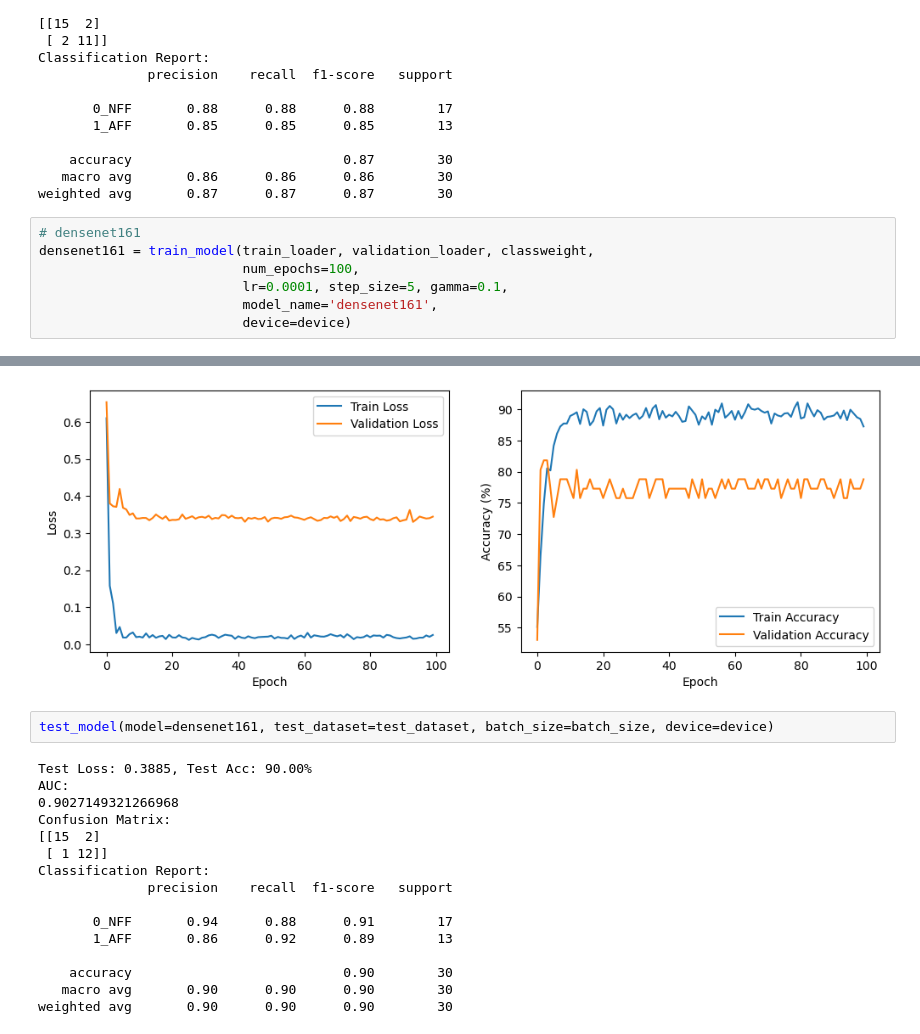
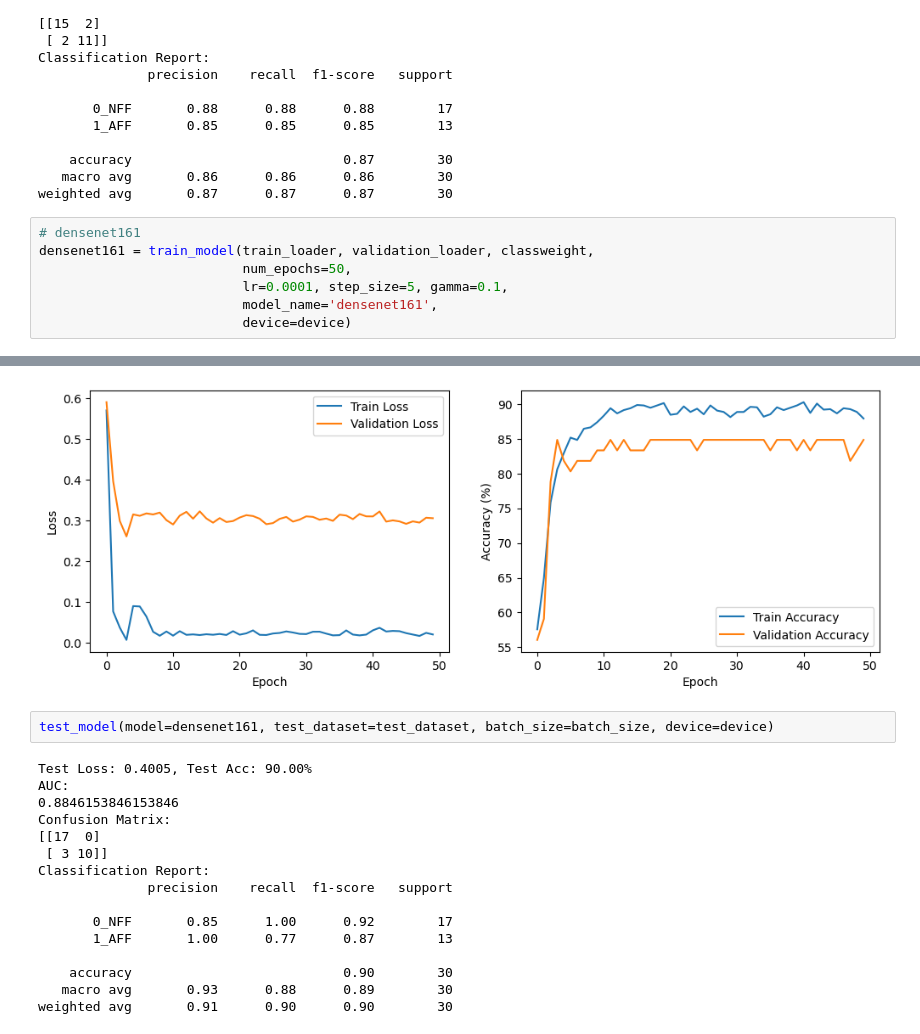
Before and after one commit to honzh073/FL, a Jupyter notebook: code/3_single_hospital/single_hospital.ipynb, the cells around one changed output, grey strips where cells are left out. Cells and saved outputs as stored; diff of their text form.

```diff
--- a/code/3_single_hospital/single_hospital.ipynb
+++ b/code/3_single_hospital/single_hospital.ipynb
@@ -507,7 +533,7 @@ weighted avg       0.87      0.87      0.87        30
 # %%
 # densenet161
 densenet161 = train_model(train_loader, validation_loader, classweight,
-                          num_epochs=100,
+                          num_epochs=50,
                           lr=0.0001, step_size=5, gamma=0.1,
                           model_name='densenet161',
                           device=device)
@@ -532,19 +558,19 @@ Epoch 100/100, Train Loss: 0.0251, Validation Loss: 0.3443, Train Acc: 87.25%, V
-[figure, old version]
+[figure, new version]
 # %%
 test_model(model=densenet161, test_dataset=test_dataset, batch_size=batch_size, device=device)
 # %% [output]
-Test Loss: 0.3885, Test Acc: 90.00%
+Test Loss: 0.4005, Test Acc: 90.00%
 AUC:
-0.9027149321266968
+0.8846153846153846
 Confusion Matrix:
-[[15  2]
- [ 1 12]]
+[[17  0]
+ [ 3 10]]
 Classification Report:
               precision    recall  f1-score   support
 
-       0_NFF       0.94      0.88      0.91        17
-       1_AFF       0.86      0.92      0.89        13
+       0_NFF       0.85      1.00      0.92        17
+       1_AFF       1.00      0.77      0.87        13
 
     accuracy                           0.90        30
-   macro avg       0.90      0.90      0.90        30
-weighted avg       0.90      0.90      0.90        30
+   macro avg       0.93      0.88      0.89        30
+weighted avg       0.91      0.90      0.90        30
```
Also changed, not shown: parts of 8 cells of this notebook, 10 other files.
